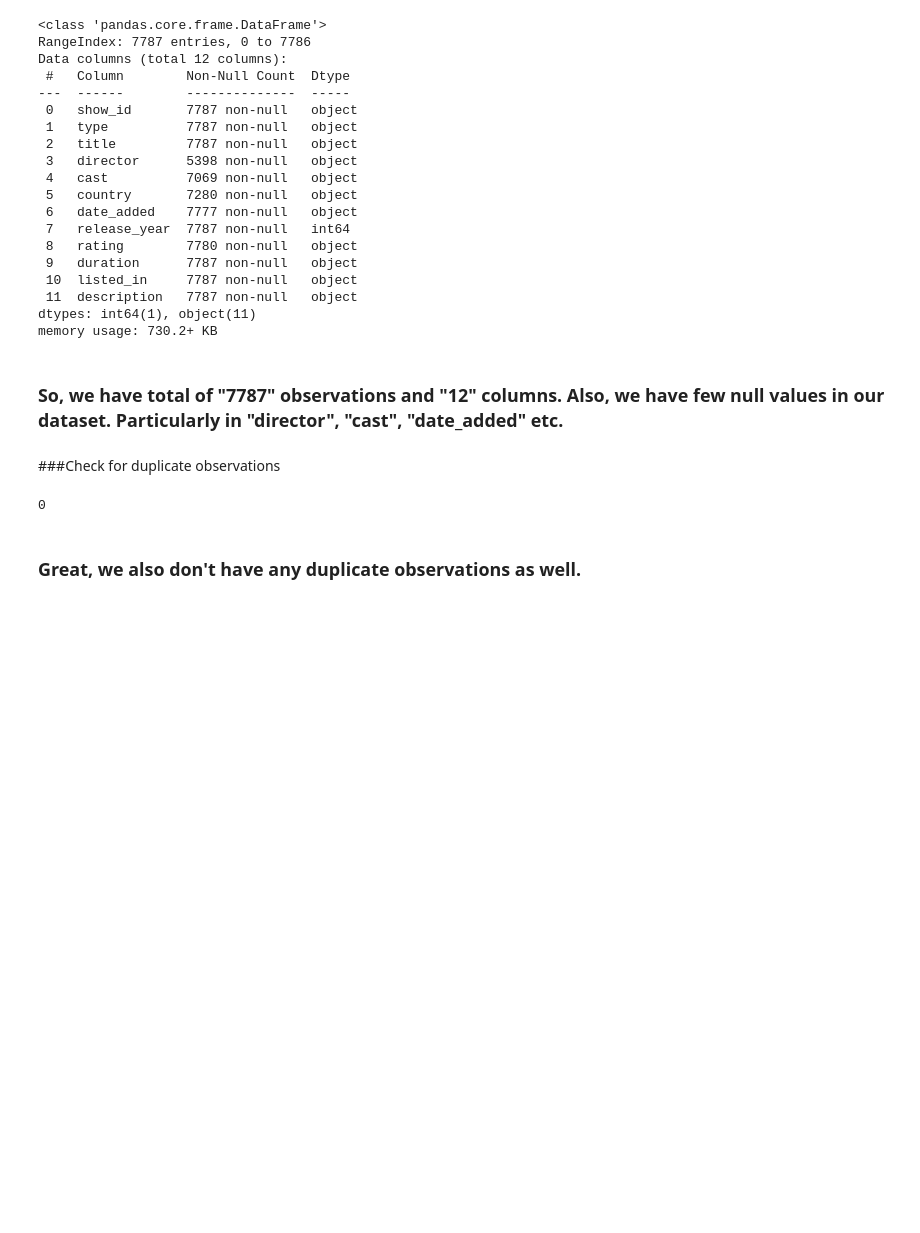
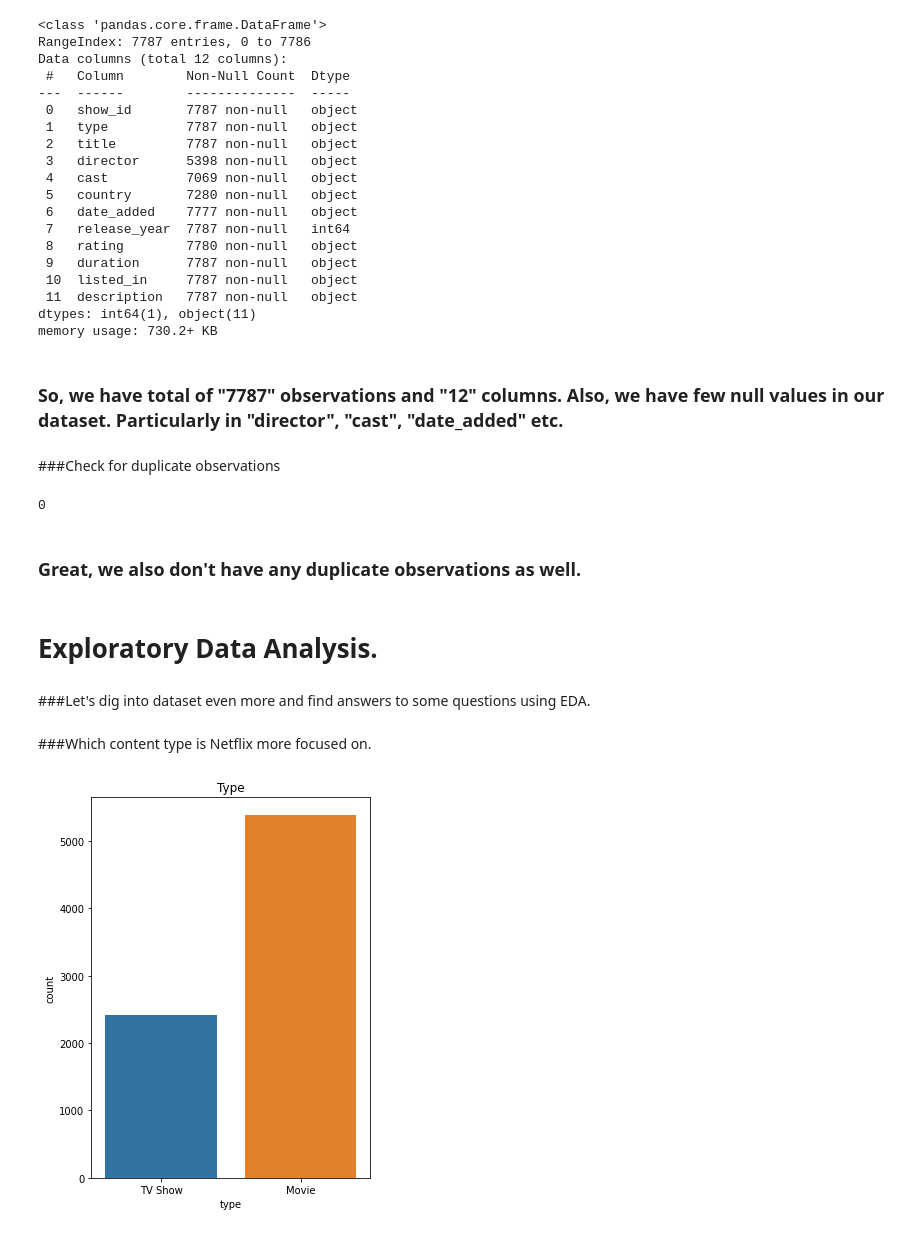
Before and after one commit to tanay47/Netflix-Movie-and-TV-Shows-Clustering, a Jupyter notebook: NETFLIX_MOVIES_AND_TV_SHOWS_CLUSTERING.ipynb, the cells around one changed output. Saved outputs shown, nothing was run; the diff lists cells and outputs as text; code cells hidden in the pictures; blank space fills up the shorter version.

```diff
--- a/NETFLIX_MOVIES_AND_TV_SHOWS_CLUSTERING.ipynb
+++ b/NETFLIX_MOVIES_AND_TV_SHOWS_CLUSTERING.ipynb
@@ -141,3 +141,18 @@ len(net_df[net_df.duplicated()])
 0
 # %% [markdown]
 ### Great, we also don't have any duplicate observations as well.
+# %% [markdown]
+# Exploratory Data Analysis.
+# %% [markdown]
+###Let's dig into dataset even more and find answers to some questions using EDA.
+# %% [markdown]
+###Which content type is Netflix more focused on.
+# %%
+# plotting a countplot of TV Series and Movies form "type" feature.
+plt.figure(figsize = (5,7))
+sns.countplot(net_df['type'])
+fig = plt.gcf()
+plt.title('Type')
+plt.show()
+# %% [output]
+[figure, added]
```
Also changed, not shown: parts of 8 cells of this notebook.
